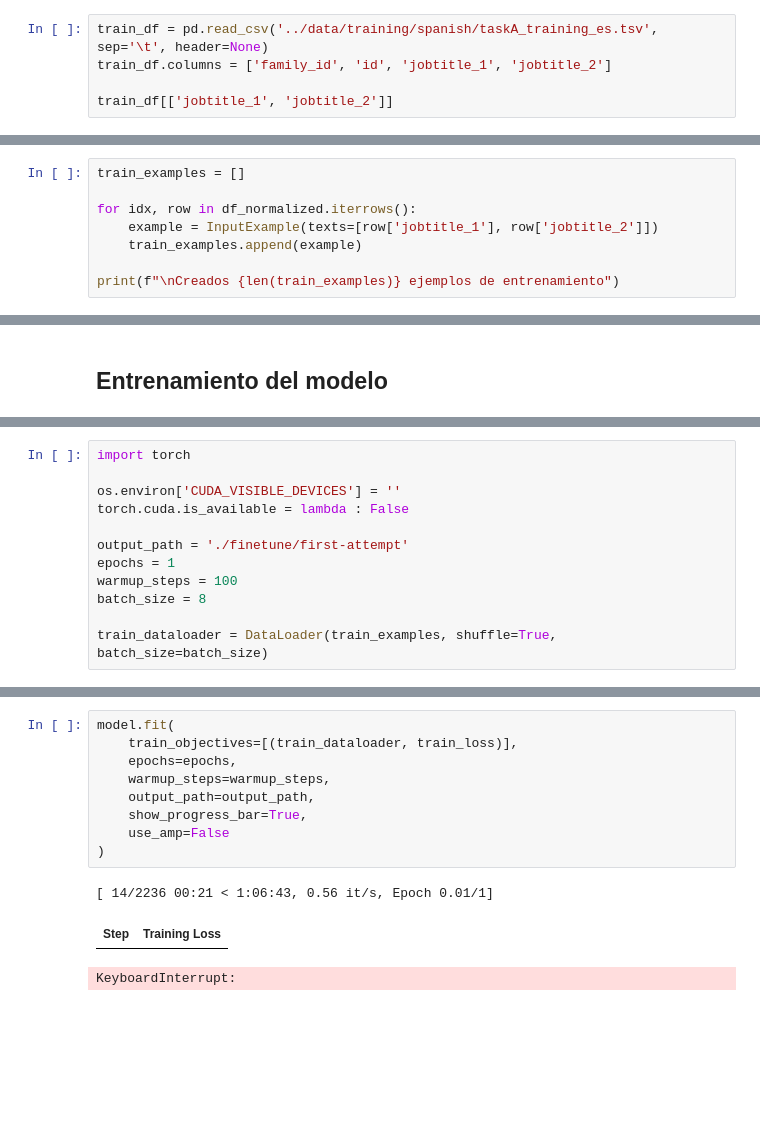
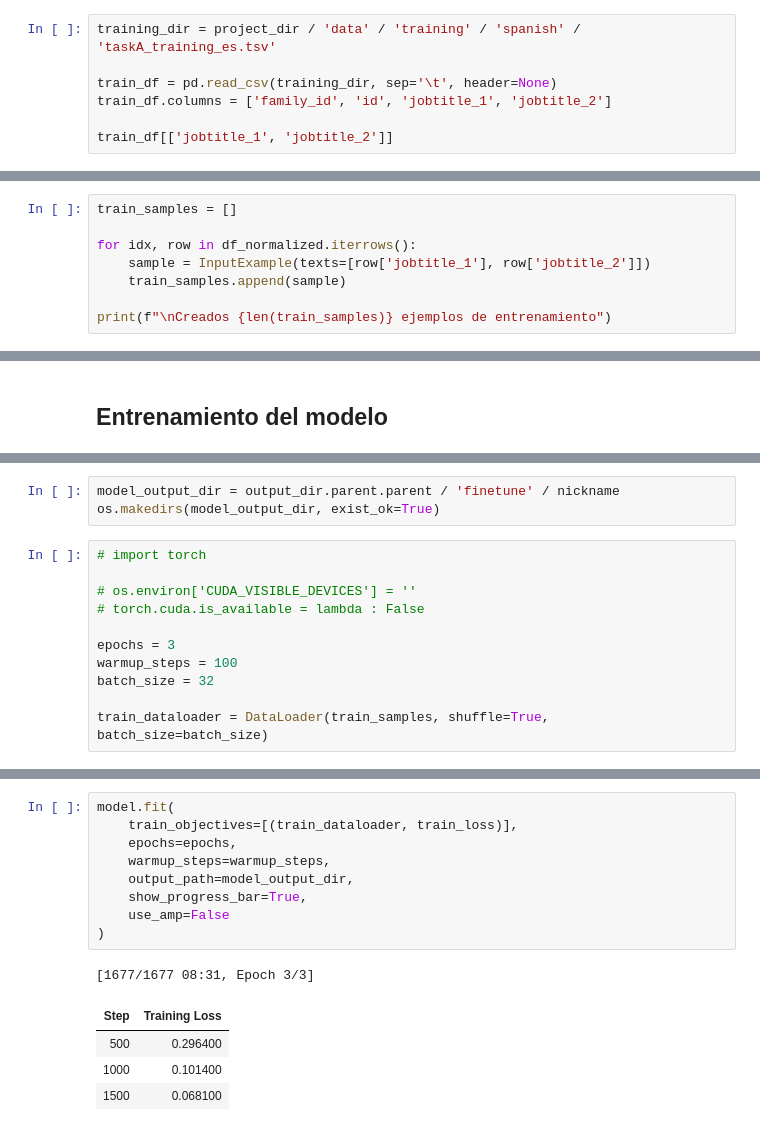
Before and after one commit to davidgc14/TalentCLEF-TaskA, a Jupyter notebook: models/models_lab.ipynb, the cells around one changed output, grey strips where cells are left out. Drawn from its saved outputs; the diff is of its cells as text; blank space fills up the shorter version.

```diff
--- a/models/models_lab.ipynb
+++ b/models/models_lab.ipynb
@@ -51,5 +396,7 @@ from torch.utils.data import DataLoader
 # %%
-train_df = pd.read_csv('../data/training/spanish/taskA_training_es.tsv', sep='\t', header=None)
+training_dir = project_dir / 'data' / 'training' / 'spanish' / 'taskA_training_es.tsv'
+
+train_df = pd.read_csv(training_dir, sep='\t', header=None)
 train_df.columns = ['family_id', 'id', 'jobtitle_1', 'jobtitle_2']
 
 train_df[['jobtitle_1', 'jobtitle_2']]
@@ -183,13 +530,13 @@ df_normalized
 | 17886 | acomodadora | acomodador |
 17887 rows × 2 columns
 # %%
-train_examples = []
+train_samples = []
 
 for idx, row in df_normalized.iterrows():
-    example = InputExample(texts=[row['jobtitle_1'], row['jobtitle_2']])
-    train_examples.append(example)
+    sample = InputExample(texts=[row['jobtitle_1'], row['jobtitle_2']])
+    train_samples.append(sample)
 
-print(f"\nCreados {len(train_examples)} ejemplos de entrenamiento")
+print(f"\nCreados {len(train_samples)} ejemplos de entrenamiento")
 # %% [output]
 Creados 17887 ejemplos de entrenamiento
 # %% [markdown]
@@ -202,12 +553,14 @@ train_loss = losses.MultipleNegativesRankingLoss(model)
+# %%
+model_output_dir = output_dir.parent.parent / 'finetune' / nickname
+os.makedirs(model_output_dir, exist_ok=True)
 # %%
-import torch
+# import torch
 
-os.environ['CUDA_VISIBLE_DEVICES'] = ''
-torch.cuda.is_available = lambda : False
+# os.environ['CUDA_VISIBLE_DEVICES'] = ''
+# torch.cuda.is_available = lambda : False
 
-output_path = './finetune/first-attempt'
-epochs = 1
+epochs = 3
 warmup_steps = 100
-batch_size = 8
+batch_size = 32
 
-train_dataloader = DataLoader(train_examples, shuffle=True, batch_size=batch_size)
+train_dataloader = DataLoader(train_samples, shuffle=True, batch_size=batch_size)
@@ -217,13 +573,15 @@ CUDA disponible: False
 # %%
 model.fit(
     train_objectives=[(train_dataloader, train_loss)],
     epochs=epochs,
     warmup_steps=warmup_steps,
-    output_path=output_path,
+    output_path=model_output_dir,
     show_progress_bar=True,
     use_amp=False
 )
 # %% [output]
-[ 14/2236 00:21 < 1:06:43, 0.56 it/s, Epoch 0.01/1]
+[1677/1677 08:31, Epoch 3/3]
 | Step | Training Loss |
+| 500 | 0.296400 |
+| 1000 | 0.101400 |
+| 1500 | 0.068100 |
-KeyboardInterrupt:
```
Also changed, not shown: parts of 21 cells of this notebook.
